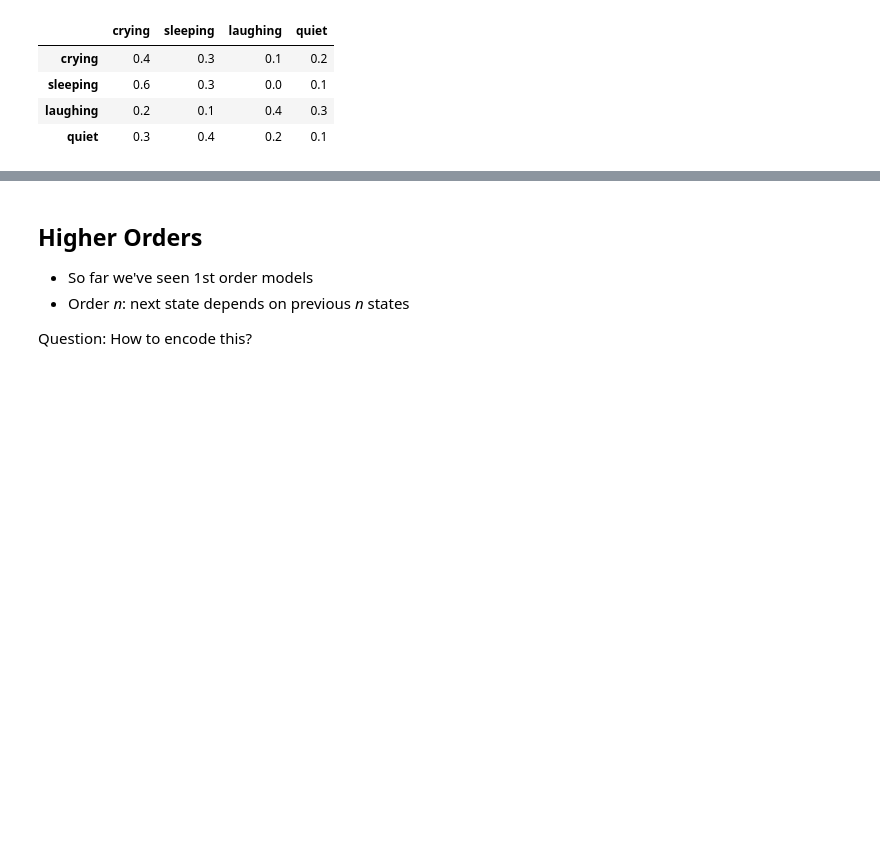
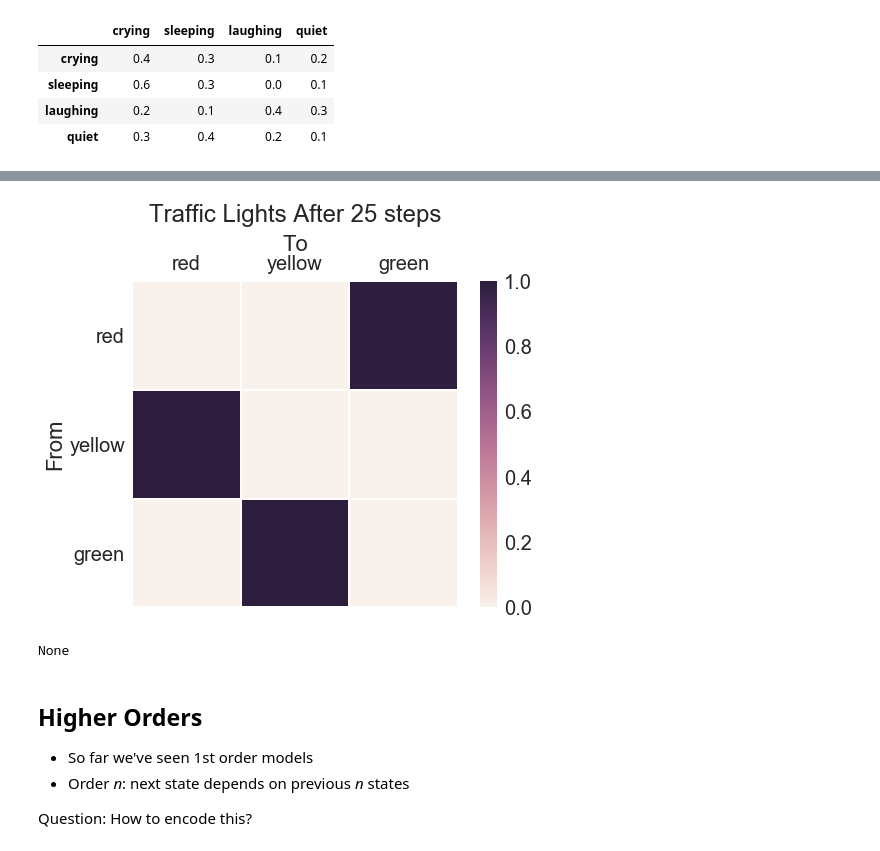
Before and after one commit to JohnPaton/engl_ish, a Jupyter notebook: PyData Slides.ipynb, the cells around one changed output, grey strips where cells are left out. Drawn from its saved outputs; the diff is of its cells as text; code cells hidden in the pictures; blank space fills up the shorter version.

```diff
--- a/PyData Slides.ipynb
+++ b/PyData Slides.ipynb
@@ -126,11 +155,12 @@ display.clear_output() # comment out to leave plot up
 # %%
-for i in range(51):
+for i in range(26):
     heatmap(np.linalg.matrix_power(lights,i),
             title='Traffic Lights After {} steps'.format(i),
             xticklabels=list(lights.columns),yticklabels=list(lights.index), vmin=0)
     display.clear_output(wait=True); display.display(plt.show())
-    time.sleep(min(i,1) * 5/(i/2+1)**2)
-display.clear_output() # comment out to leave plot up
+# %% [output]
+[figure, added]
+None
 # %% [markdown]
 Higher Orders
 ----
```
Also changed, not shown: parts of 58 cells of this notebook, 5 other files.
